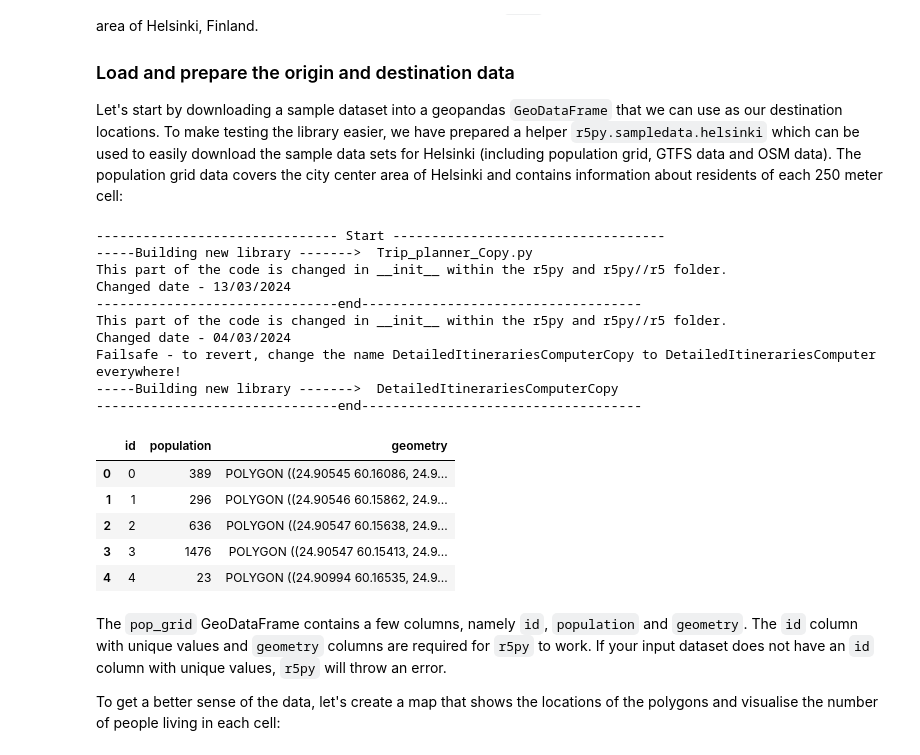
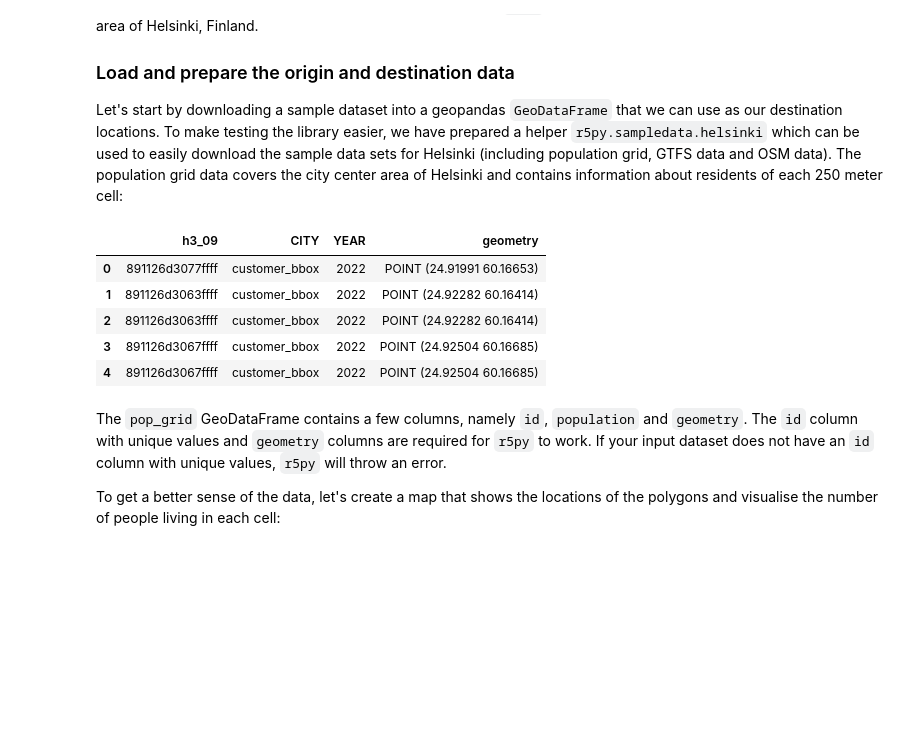
Before and after one commit to AaltoGIS/Mobile-Tartu-2024, a Jupyter notebook: source/notebooks/T2_calculating-travel-time-matrices_and_GHG_factors.ipynb, the cells around one changed output. Saved outputs shown, nothing was run; the diff lists cells and outputs as text; code cells hidden in the pictures; blank space fills up the shorter version.

Commit message:
Updating some codes using h3 library

```diff
--- a/source/notebooks/T2_calculating-travel-time-matrices_and_GHG_factors.ipynb
+++ b/source/notebooks/T2_calculating-travel-time-matrices_and_GHG_factors.ipynb
@@ -132,28 +132,24 @@ if "MEM_LIMIT" in os.environ:  # binder/kubernetes!
 # %%
 import geopandas as gpd
 import osmnx as ox
 import r5py.sampledata.helsinki
 
+
+
 pop_grid_fp = r5py.sampledata.helsinki.population_grid
 pop_grid = gpd.read_file(pop_grid_fp)
 pop_grid.head()
+
+h10_kamppi = gpd.read_file("data/centroids_kamppi_10.gpkg")
+h9_kamppi = gpd.read_file("data/centroids_kamppi_9.gpkg")
+h9_kamppi.head()
 # %% [output]
-------------------------------- Start -----------------------------------
------Building new library ------->  Trip_planner_Copy.py
-This part of the code is changed in __init__ within the r5py and r5py//r5 folder.
-Changed date - 13/03/2024
--------------------------------end------------------------------------
-This part of the code is changed in __init__ within the r5py and r5py//r5 folder.
-Changed date - 04/03/2024
-Failsafe - to revert, change the name DetailedItinerariesComputerCopy to DetailedItinerariesComputer everywhere!
------Building new library ------->  DetailedItinerariesComputerCopy
--------------------------------end------------------------------------
-|  | id | population | geometry |
-| 0 | 0 | 389 | POLYGON ((24.90545 60.16086, 24.9... |
-| 1 | 1 | 296 | POLYGON ((24.90546 60.15862, 24.9... |
-| 2 | 2 | 636 | POLYGON ((24.90547 60.15638, 24.9... |
-| 3 | 3 | 1476 | POLYGON ((24.90547 60.15413, 24.9... |
-| 4 | 4 | 23 | POLYGON ((24.90994 60.16535, 24.9... |
+|  | h3_09 | CITY | YEAR | geometry |
+| 0 | 891126d3077ffff | customer_bbox | 2022 | POINT (24.91991 60.16653) |
+| 1 | 891126d3063ffff | customer_bbox | 2022 | POINT (24.92282 60.16414) |
+| 2 | 891126d3063ffff | customer_bbox | 2022 | POINT (24.92282 60.16414) |
+| 3 | 891126d3067ffff | customer_bbox | 2022 | POINT (24.92504 60.16685) |
+| 4 | 891126d3067ffff | customer_bbox | 2022 | POINT (24.92504 60.16685) |
 # %% [markdown]
 The `pop_grid` GeoDataFrame contains a few columns, namely `id`, `population` and `geometry`. The `id` column with unique values and `geometry` columns are required for `r5py` to work. If your input dataset does not have an `id` column with unique values, `r5py` will throw an error.
 
```
Also changed, not shown: parts of 1 cell of this notebook, 3 other files.
